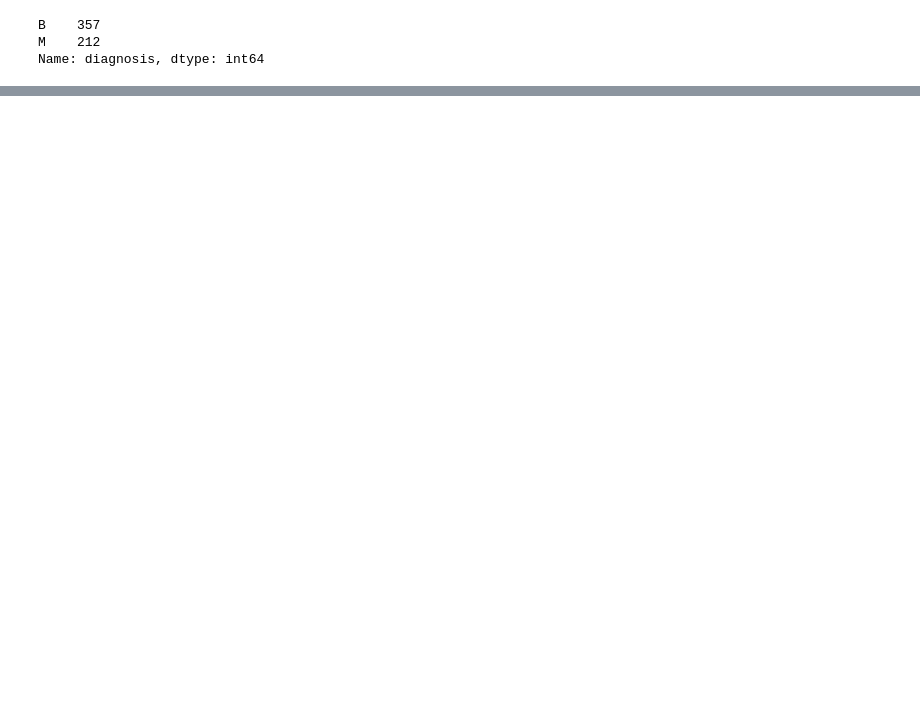
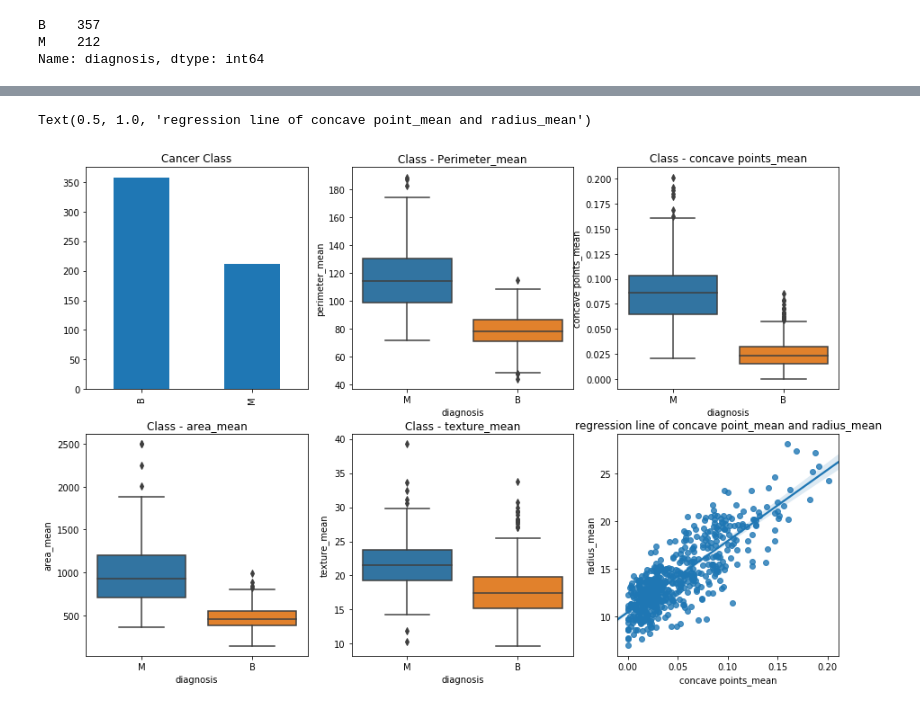
Before and after one commit to galmaigy/Stat2_MSDS6372_Project2_BreastCancer, a Jupyter notebook: BreastCancer.ipynb, the cells around one changed output, grey strips where cells are left out. Cells and saved outputs as stored; diff of their text form; code cells hidden in the pictures; blank space fills up the shorter version.

```diff
--- a/BreastCancer.ipynb
+++ b/BreastCancer.ipynb
@@ -43,0 +123,36 @@ Name: diagnosis, dtype: int64
+# %%
+# EDA starts here
+# figures
+import matplotlib.pyplot as plt
+import seaborn as sns
+
+# style theme (dargrid, whitegrid, dark, white, ticks)
+#sns.set_style('darkgrid')
+# 그래프 각 개체 생성
+fig = plt.figure(figsize = (15,10))
+ax1 = fig.add_subplot(2,3,1)
+ax2 = fig.add_subplot(2,3,2)
+ax3 = fig.add_subplot(2,3,3)
+ax4 = fig.add_subplot(2,3,4)
+ax5 = fig.add_subplot(2,3,5)
+ax6 = fig.add_subplot(2,3,6)
+
+# 그래프 그리기 - 선형 회귀선 표시(fit_reg=True)
+
+unique_values.plot(kind='bar', ax=ax1)
+sns.boxplot(x='diagnosis', y='perimeter_mean', data = df, ax = ax2 )
+#sns.violinplot(x='diagnosis', y='perimeter_mean', data = df, ax = ax2 )
+sns.boxplot(x='diagnosis', y='concave points_mean', data= df, ax = ax3)
+sns.boxplot(x='diagnosis', y='area_mean', data= df, ax = ax4)
+sns.boxplot(x='diagnosis', y='texture_mean', data= df, ax = ax5)
+sns.regplot(x='concave points_mean', y='radius_mean', data = df, ax=ax6)
+# charts name
+ax1.set_title('Cancer Class')
+ax2.set_title('Class - Perimeter_mean')
+ax3.set_title('Class - concave points_mean')
+ax4.set_title('Class - area_mean')
+ax5.set_title('Class - texture_mean')
+ax6.set_title('regression line of concave point_mean and radius_mean')
+# %% [output]
+Text(0.5, 1.0, 'regression line of concave point_mean and radius_mean')
+[figure, added]
```
Also changed, not shown: parts of 7 cells of this notebook.
